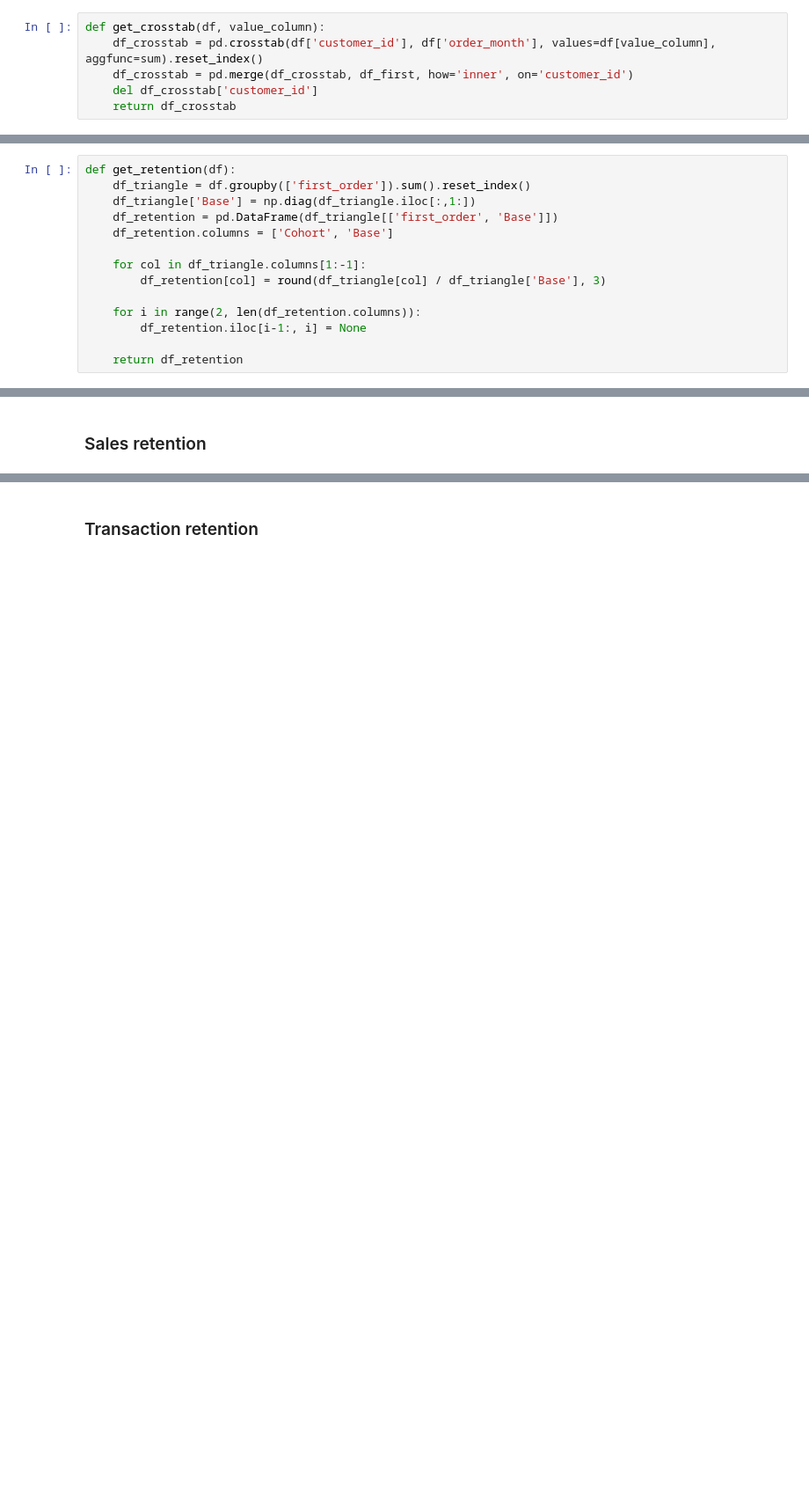
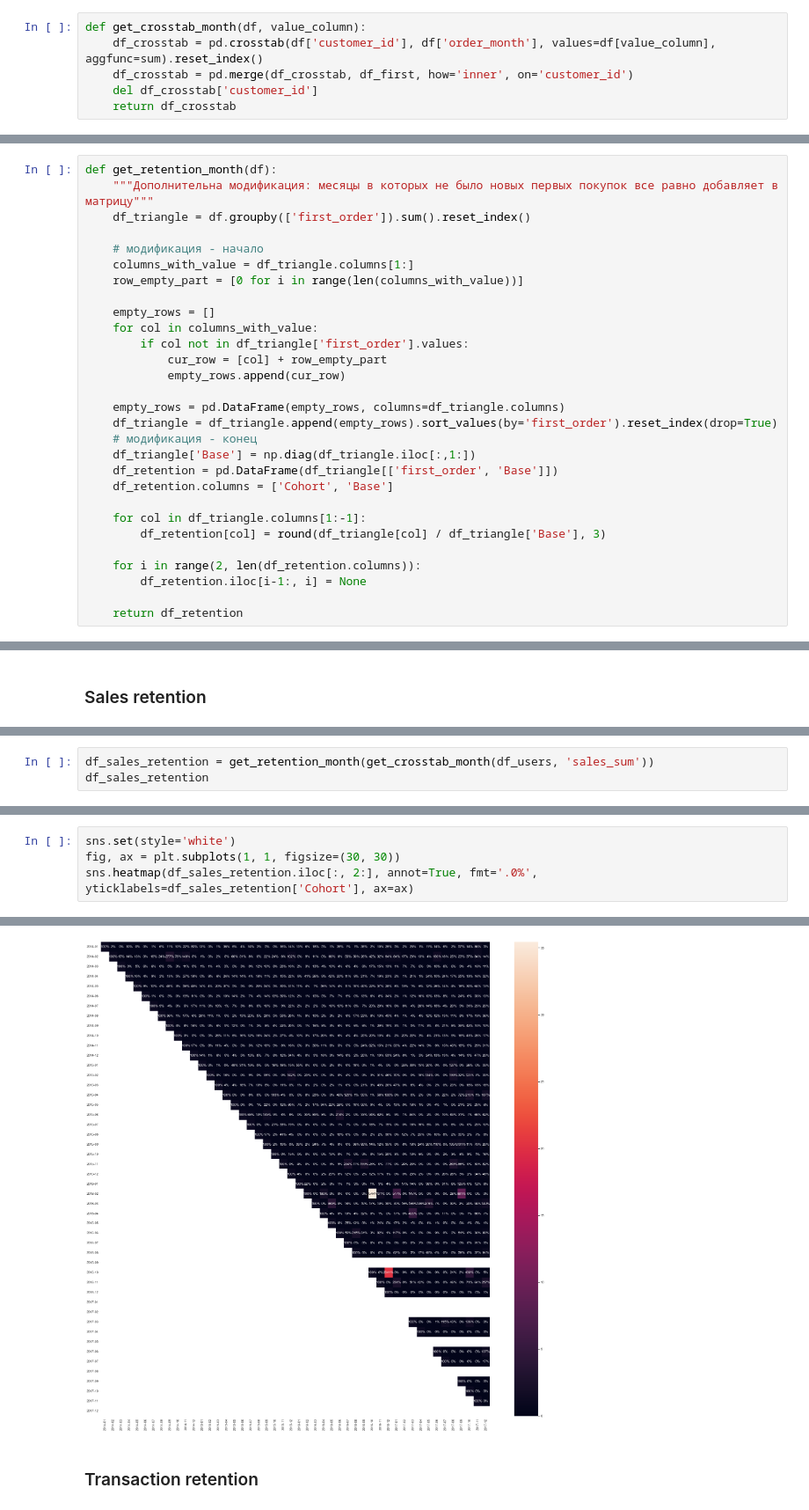
Before and after one commit to mushtakovdn/aaa_da_metrics_hw1, a Jupyter notebook: Orders Solution.ipynb, the cells around one changed output, grey strips where cells are left out. Shown at 88% size. Drawn from its saved outputs; the diff is of its cells as text; blank space fills up the shorter version.

```diff
--- a/Orders Solution.ipynb
+++ b/Orders Solution.ipynb
@@ -319,7 +330,7 @@ df_users.head(5)
 | 3 | AA-10315 | Consumer | Standard | 2014-03 | 2016-03 | 4406.072 | 1 |
 | 4 | AA-10315 | Consumer | Standard | 2014-03 | 2017-06 | 374.480 | 1 |
 # %%
-def get_crosstab(df, value_column):
+def get_crosstab_month(df, value_column):
     df_crosstab = pd.crosstab(df['customer_id'], df['order_month'], values=df[value_column], aggfunc=sum).reset_index()
     df_crosstab = pd.merge(df_crosstab, df_first, how='inner', on='customer_id')
     del df_crosstab['customer_id']
@@ -339,6 +367,21 @@ df_test.head(5)
 # %%
-def get_retention(df):
+def get_retention_month(df):
+    """Дополнительна модификация: месяцы в которых не было новых первых покупок все равно добавляет в матрицу"""
     df_triangle = df.groupby(['first_order']).sum().reset_index()
+
+    # модификация - начало
+    columns_with_value = df_triangle.columns[1:]
+    row_empty_part = [0 for i in range(len(columns_with_value))]
+
+    empty_rows = []
+    for col in columns_with_value:
+        if col not in df_triangle['first_order'].values:
+            cur_row = [col] + row_empty_part
+            empty_rows.append(cur_row)
+
+    empty_rows = pd.DataFrame(empty_rows, columns=df_triangle.columns)
+    df_triangle = df_triangle.append(empty_rows).sort_values(by='first_order').reset_index(drop=True)
+    # модификация - конец
     df_triangle['Base'] = np.diag(df_triangle.iloc[:,1:])
     df_retention = pd.DataFrame(df_triangle[['first_order', 'Base']])
     df_retention.columns = ['Cohort', 'Base']
@@ -487,0 +400,3 @@ get_retention(get_crosstab(df_users, 'sales_sum'))
+# %%
+df_sales_retention = get_retention_month(get_crosstab_month(df_users, 'sales_sum'))
+df_sales_retention
@@ -487,0 +422,5 @@ get_retention(get_crosstab(df_users, 'sales_sum'))
+# %%
+sns.set(style='white')
+fig, ax = plt.subplots(1, 1, figsize=(30, 30))
+sns.heatmap(df_sales_retention.iloc[:, 2:], annot=True, fmt='.0%', yticklabels=df_sales_retention['Cohort'], ax=ax)
+# %% [output]
@@ -488,2 +428,3 @@ get_retention(get_crosstab(df_users, 'sales_sum'))
+[figure, added]
 # %% [markdown]
 ### Transaction retention
```
Also changed, not shown: parts of 24 cells of this notebook.
